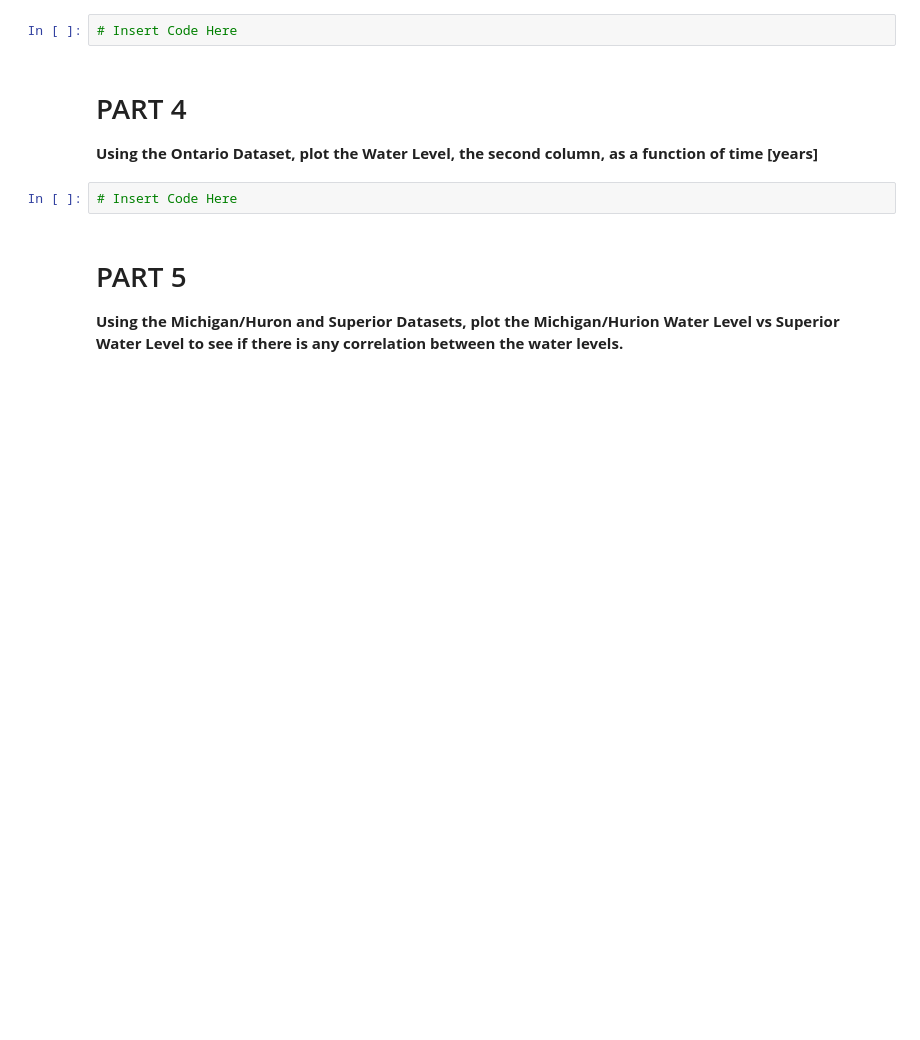
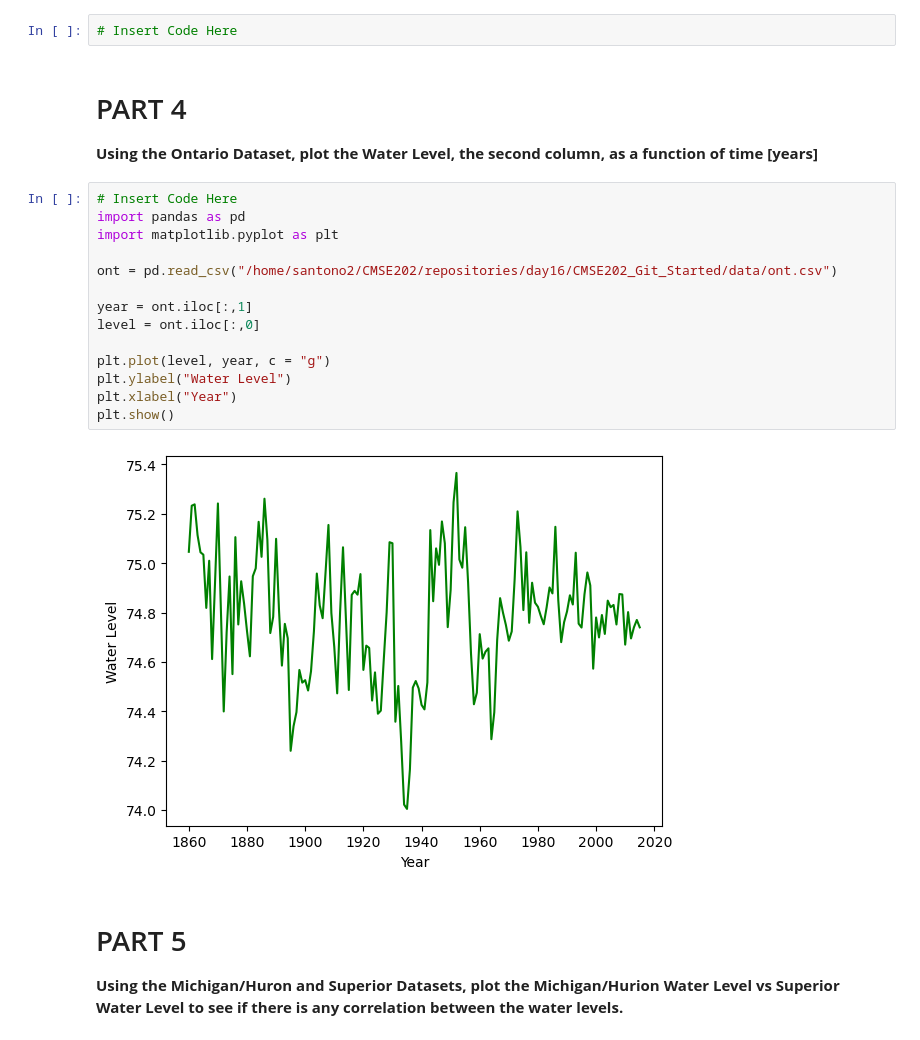
Before and after one commit to m1kelgood/CMSE202_Git_Started, a Jupyter notebook: Great_Lakes_and_Grand_River.ipynb, the cells around one changed output. Drawn from its saved outputs; the diff is of its cells as text; blank space fills up the shorter version.

```diff
--- a/Great_Lakes_and_Grand_River.ipynb
+++ b/Great_Lakes_and_Grand_River.ipynb
@@ -55,8 +55,22 @@ plt.show()
 # PART 4
 
 **Using the Ontario Dataset, plot the Water Level, the second column, as a function of time [years]**
-# %%
-# Insert Code Here
+# %%
+# Insert Code Here
+import pandas as pd
+import matplotlib.pyplot as plt
+
+ont = pd.read_csv("/home/santono2/CMSE202/repositories/day16/CMSE202_Git_Started/data/ont.csv")
+
+year = ont.iloc[:,1]
+level = ont.iloc[:,0]
+
+plt.plot(level, year, c = "g")
+plt.ylabel("Water Level")
+plt.xlabel("Year")
+plt.show()
+# %% [output]
+[figure, added]
 # %% [markdown]
 # PART 5
 
```
